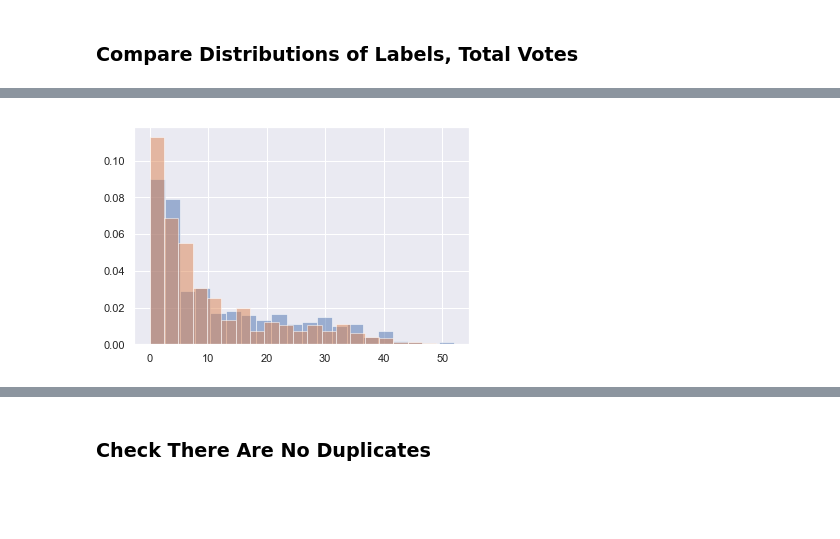
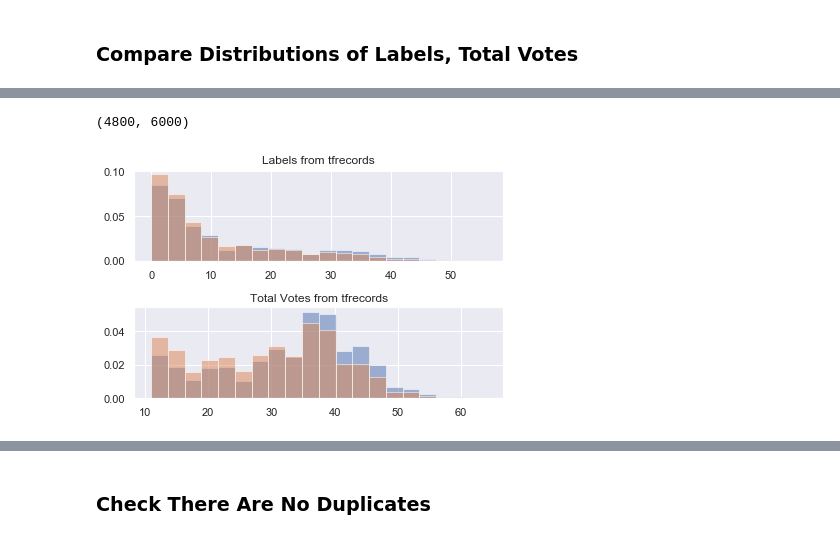
Before and after one commit to colinleach/zoobot, a Jupyter notebook: notebooks/verify_tfrecord_labels.ipynb, the cells around one changed output, grey strips where cells are left out. Cells and saved outputs as stored; diff of their text form; code cells hidden in the pictures; blank space fills up the shorter version.

```diff
--- a/notebooks/verify_tfrecord_labels.ipynb
+++ b/notebooks/verify_tfrecord_labels.ipynb
@@ -82,16 +89,0 @@ _ = analysis.verify_tfrecord_matches_catalog(acquired_locs, catalog)
-# %%
-size = 128
-channels = 3
-n_subjects = 1024
-
-training_subjects = read_tfrecord.load_examples_from_tfrecord(
-    training_loc,
-    read_tfrecord.custom_feature_spec(['matrix', 'id_str', 'label', 'count']),
-    n_examples=n_subjects)
-training_images = np.array([subject['matrix'].astype(np.uint8).reshape(size, size, channels) for subject in training_subjects])
-
-acquired_subjects = read_tfrecord.load_examples_from_tfrecord(
-    acquired_locs,
-    read_tfrecord.custom_feature_spec(['matrix', 'id_str', 'label', 'count']),
-    n_examples=n_subjects)
-acquired_images = np.array([subject['matrix'].astype(np.uint8).reshape(size, size, channels) for subject in acquired_subjects])
@@ -113,2 +90,16 @@ matching
 # %% [markdown]
 ### Compare Distributions of Labels, Total Votes
+# %%
+size = 128
+channels = 3
+n_subjects = None
+
+training_subjects = read_tfrecord.load_examples_from_tfrecord(
+    training_locs,
+    read_tfrecord.custom_feature_spec(['id_str', 'label', 'count']),
+    n_examples=n_subjects)
+
+acquired_subjects = read_tfrecord.load_examples_from_tfrecord(
+    acquired_locs,
+    read_tfrecord.custom_feature_spec(['id_str', 'label', 'count']),
+    n_examples=n_subjects)
@@ -115,3 +109,7 @@ matching
+# %%
+len(training_subjects), len(acquired_subjects)
+# %% [output]
+(4800, 6000)
 # %%
 def unpack(subjects):
     labels = [s['label'] for s in subjects]
@@ -122,8 +120,15 @@ def unpack(subjects):
 training_labels, training_total_votes, training_id_strs = unpack(training_subjects)
 acquired_labels, acquired_total_votes, acquired_id_strs = unpack(acquired_subjects)
 # %%
-fig, ax = plt.subplots()
-ax.hist(training_labels, bins=20, density=True, alpha=0.5)
-_ = ax.hist(acquired_labels, bins=20, density=True, alpha=0.5)
+fig, (ax0, ax1) = plt.subplots(nrows=2)
+_, bins, _ = ax0.hist(training_labels, bins=20, density=True, alpha=0.5)
+_ = ax0.hist(acquired_labels, bins=bins[:-1], density=True, alpha=0.5)
+ax0.set_title('Labels from tfrecords')
+
+_, bins, _ = ax1.hist(training_total_votes, bins=20, density=True, alpha=0.5)
+_ = ax1.hist(acquired_total_votes, bins=bins[:-1], density=True, alpha=0.5)
+ax1.set_title('Total Votes from tfrecords')
+
+fig.tight_layout()
 # %% [output]
-[figure, old version]
+[figure, new version]
```
Also changed, not shown: parts of 32 cells of this notebook, 2 other files.
